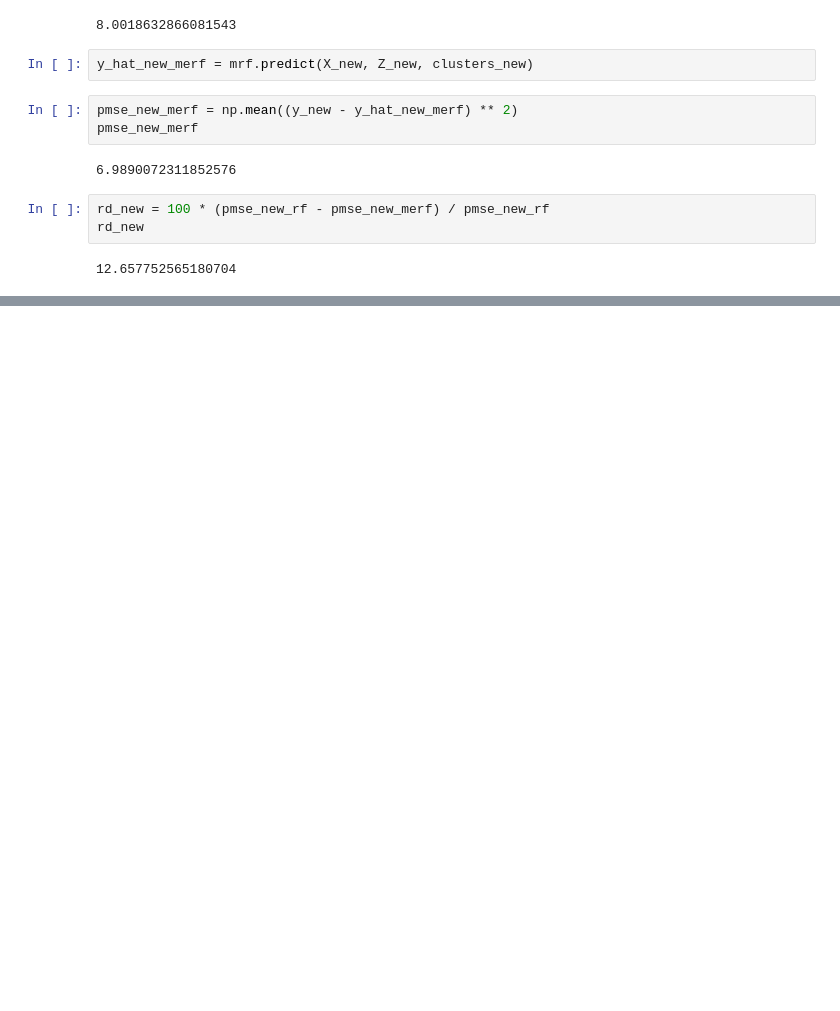
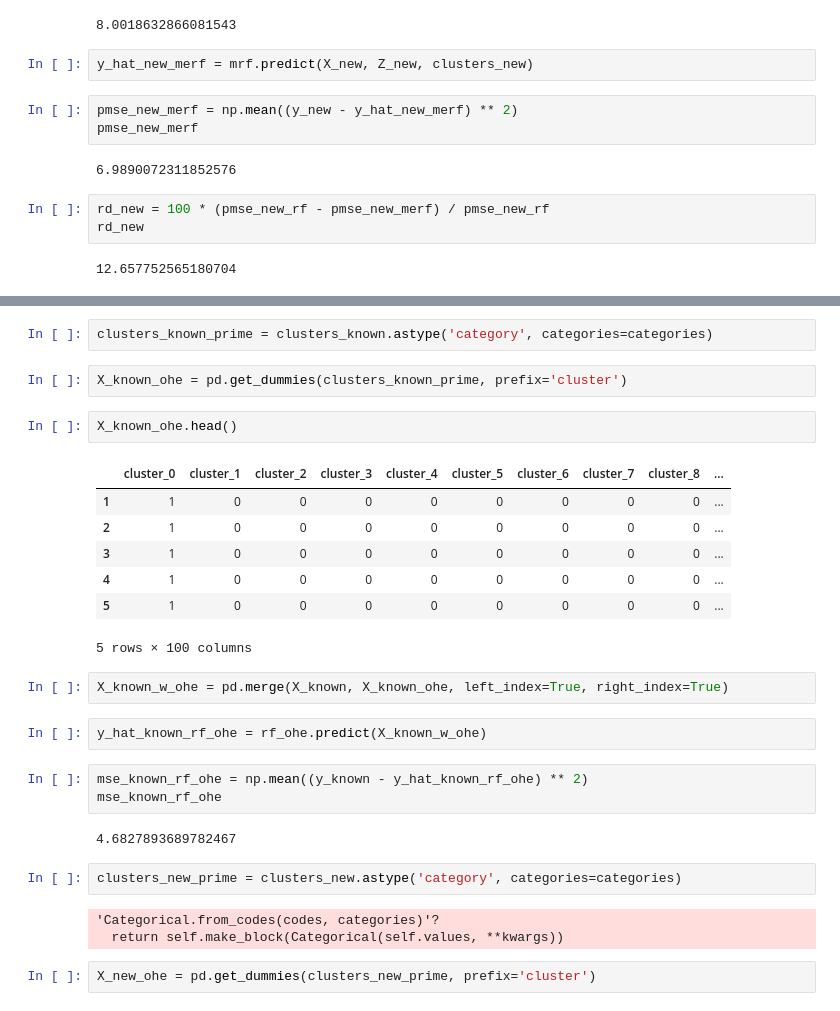
Before and after one commit to manifoldai/merf, a Jupyter notebook: notebooks/MERF Evaluation.ipynb, the cells around one changed output, grey strips where cells are left out. Drawn from its saved outputs; the diff is of its cells as text; blank space fills up the shorter version.

```diff
--- a/notebooks/MERF Evaluation.ipynb
+++ b/notebooks/MERF Evaluation.ipynb
@@ -196,0 +229,30 @@ rd_new
+# %%
+clusters_known_prime = clusters_known.astype('category', categories=categories)
+# %%
+X_known_ohe = pd.get_dummies(clusters_known_prime, prefix='cluster')
+# %%
+X_known_ohe.head()
+# %% [output]
+|  | cluster_0 | cluster_1 | cluster_2 | cluster_3 | cluster_4 | cluster_5 | cluster_6 | cluster_7 | cluster_8 | ... |
+| 1 | 1 | 0 | 0 | 0 | 0 | 0 | 0 | 0 | 0 | ... |
+| 2 | 1 | 0 | 0 | 0 | 0 | 0 | 0 | 0 | 0 | ... |
+| 3 | 1 | 0 | 0 | 0 | 0 | 0 | 0 | 0 | 0 | ... |
+| 4 | 1 | 0 | 0 | 0 | 0 | 0 | 0 | 0 | 0 | ... |
+| 5 | 1 | 0 | 0 | 0 | 0 | 0 | 0 | 0 | 0 | ... |
+5 rows × 100 columns
+# %%
+X_known_w_ohe = pd.merge(X_known, X_known_ohe, left_index=True, right_index=True)
+# %%
+y_hat_known_rf_ohe = rf_ohe.predict(X_known_w_ohe)
+# %%
+mse_known_rf_ohe = np.mean((y_known - y_hat_known_rf_ohe) ** 2)
+mse_known_rf_ohe
+# %% [output]
+4.6827893689782467
+# %%
+clusters_new_prime = clusters_new.astype('category', categories=categories)
+# %% [output]
+'Categorical.from_codes(codes, categories)'?
+  return self.make_block(Categorical(self.values, **kwargs))
+# %%
+X_new_ohe = pd.get_dummies(clusters_new_prime, prefix='cluster')
```
Also changed, not shown: parts of 12 cells of this notebook, 1 other file.
